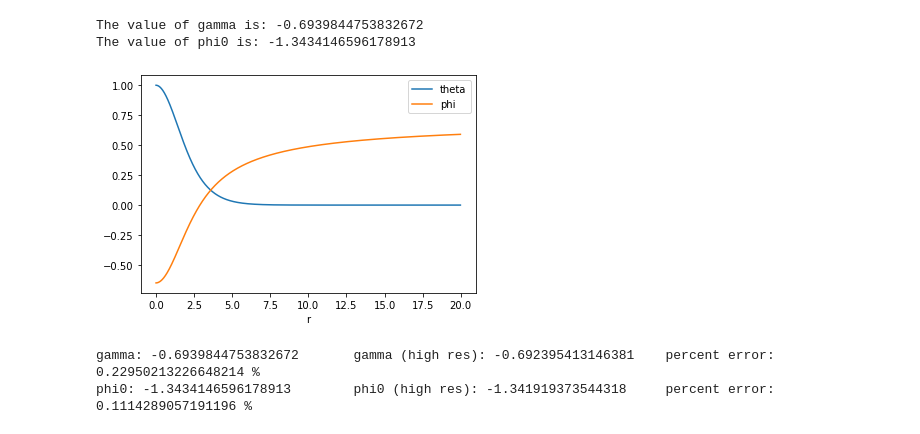
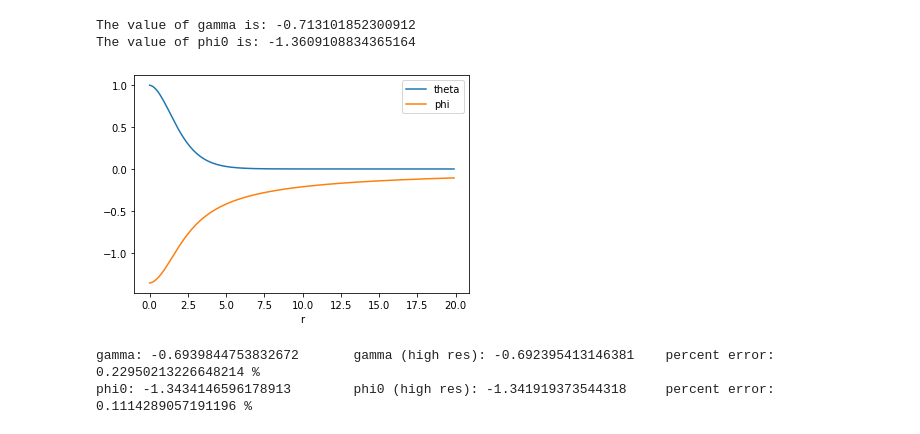
Before and after one commit to gsalinasphys/axionstars, a Jupyter notebook: dilute_ground.ipynb, the cells around one changed output. Saved outputs shown, nothing was run; the diff lists cells and outputs as text; code cells hidden in the pictures.

Commit message:
Plots for EM case

```diff
--- a/dilute_ground.ipynb
+++ b/dilute_ground.ipynb
@@ -12,7 +12,7 @@ def f(r, X):
     return np.array([f1, f2, f3, f4])
 
 # interval of solution and number of steps
-ri, rf, dr = 0, 20, 0.01
+ri, rf, dr = 0, 20, 0.1
 steps = int((rf - ri)//dr)
 rinterv = np.linspace(ri, rf, steps, endpoint=True)
 
@@ -111,25 +111,26 @@ def find_phi0(Xs, gamma):
 
 #     return phis[bpoints.index(max(bpoints))], np.array(zip(phis, bpoints))
 # %%
-# Plotting best solution
+# Plotting solution
 phi0_plt = find_sol()[0]
 Xbc_plt = np.array([1, 0, phi0_plt, 0])
 Xs, bpoint = rk4(Xbc_plt)
+rinterv_cut, Xs = rinterv[:bpoint], Xs[:, :bpoint]
 
-gamma = find_gamma(rinterv, Xs)[0]
+gamma = find_gamma(rinterv_cut, Xs)[0]
 print('The value of gamma is:', gamma)
 
 phi0 = find_phi0(Xs, gamma)
 print('The value of phi0 is:', phi0)
 
-plt.plot(rinterv[:bpoint], Xs[0].T[:bpoint], label = "theta")
-plt.plot(rinterv[:bpoint], Xs[2].T[:bpoint], label = "phi")
+plt.plot(rinterv_cut, Xs[0].T, label = "theta")
+plt.plot(rinterv_cut, Xs[2].T + gamma, label = "phi")
 plt.xlabel("r")
 plt.legend();
 # %% [output]
-The value of gamma is: -0.6939844753832672
-The value of phi0 is: -1.3434146596178913
+The value of gamma is: -0.713101852300912
+The value of phi0 is: -1.3609108834365164
-[figure, old version]
+[figure, new version]
 # %%
 # # Save a high resolution run
 # a_file = open("hr_ground.txt", "w")
```
Also changed, not shown: 1 other file.
